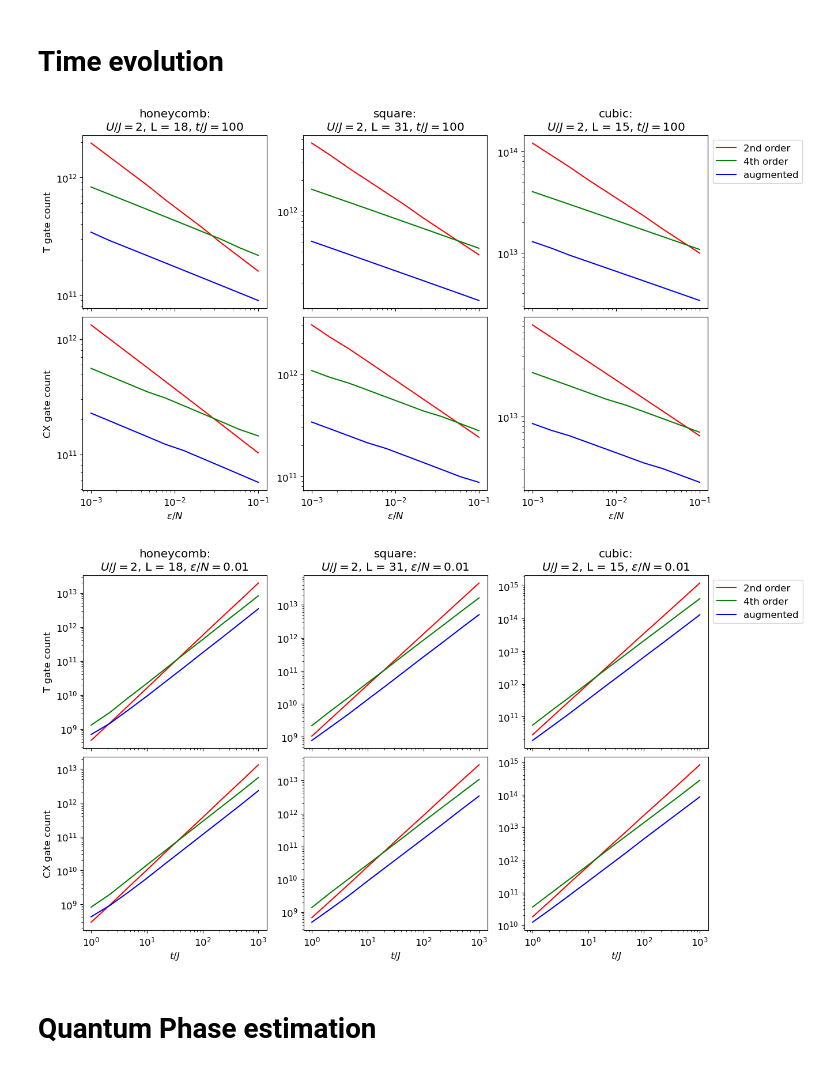
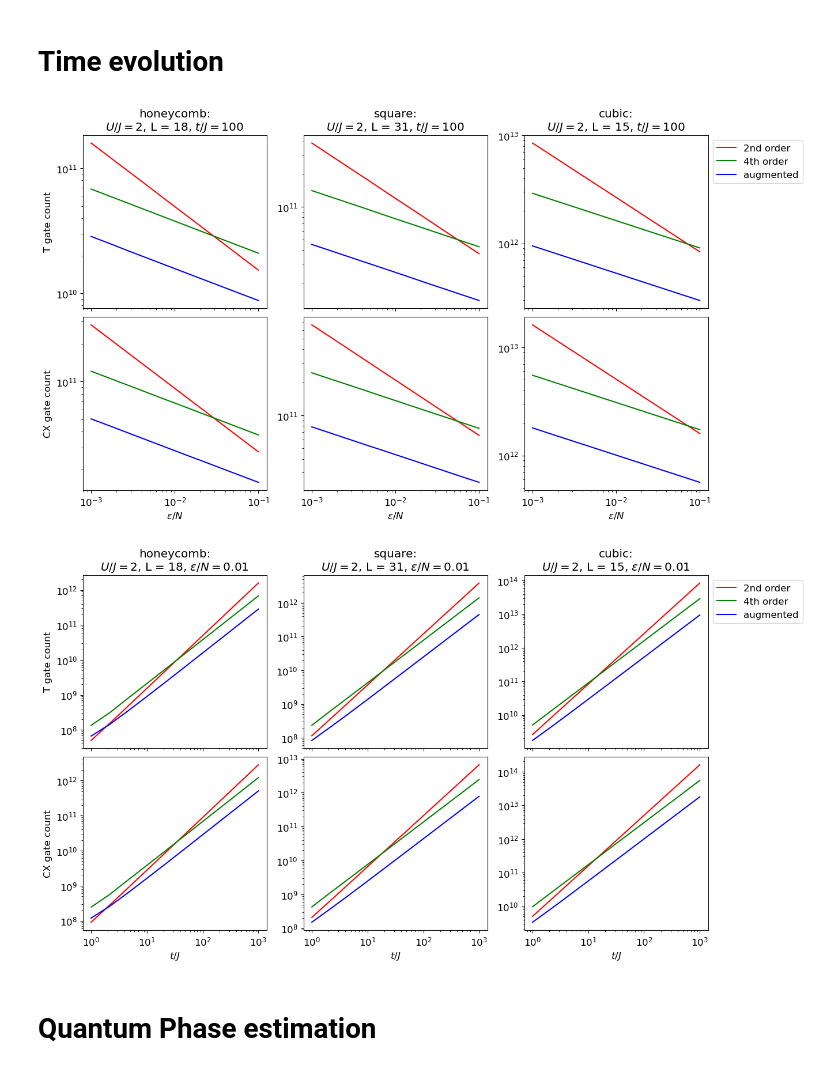
Before and after one commit to BjornTCC/lie-trotterization, a Jupyter notebook: TFIM_simulations.ipynb, the cells around one changed output. Drawn from its saved outputs; the diff is of its cells as text; code cells hidden in the pictures.

```diff
--- a/TFIM_simulations.ipynb
+++ b/TFIM_simulations.ipynb
@@ -16,6 +16,7 @@ matplotlib.rc('font', **font)
 J, U = 1,2
 alpha = 4
 x = 0.01
+hwp = True
 
 label_color_map = {
     "2nd order": 'r',
@@ -94,7 +95,8 @@ for lattice, i in lattice_index_map.items():
                 method,
                 alpha = alpha,
                 Ls = lattice_size_map[lattice],
-                x=x
+                x=x,
+                hwp = hwp
             ) for e in eps
         ]
         yt = [dict_to_t_count(dct) for dct in dcts]
@@ -102,7 +104,7 @@ for lattice, i in lattice_index_map.items():
         axs[0][i].plot(eps, yt, color = c)
         axs[1][i].plot(eps, ycx, color = c)
 # %% [output]
-[figure, old version]
+[figure, new version]
 # %%
 fig, axs = plt.subplots(2,3, figsize = figsz, sharex = 'col')
 plt.subplots_adjust(hspace=0.05)
@@ -120,35 +122,36 @@ for lab, i in lattice_index_map.items():
 
 for lab, c in label_color_map.items():
     axs[0][2].plot([],[], color = c, label = lab)
 
 for ax1 in axs:
     for ax in ax1:
         ax.set_xscale('log')
         ax.set_yscale('log')
 
 axs[0][2].legend(loc = "upper left", bbox_to_anchor = (1,1))
 
 for lattice, i in lattice_index_map.items():
     for method, c in label_color_map.items():
         dcts = [
             TFIM_time_evolution_resources(
                 t,
                 eps * np.prod(lattice_size_map[lattice]),
                 lattice,
                 J,
                 U,
                 method,
                 alpha = alpha,
                 Ls = lattice_size_map[lattice],
-                x=x
+                x=x,
+                hwp = hwp
             ) for t in ts
         ]
         yt = [dict_to_t_count(dct) for dct in dcts]
         ycx = [dict_to_cx_count(dct) for dct in dcts]
         axs[0][i].plot(ts, yt, color = c)
         axs[1][i].plot(ts, ycx, color = c)
 # %% [output]
-[figure, old version]
+[figure, new version]
 # %% [markdown]
 # Quantum Phase estimation
 # %%
```
Also changed, not shown: parts of 2 cells of this notebook, 3 other files.
